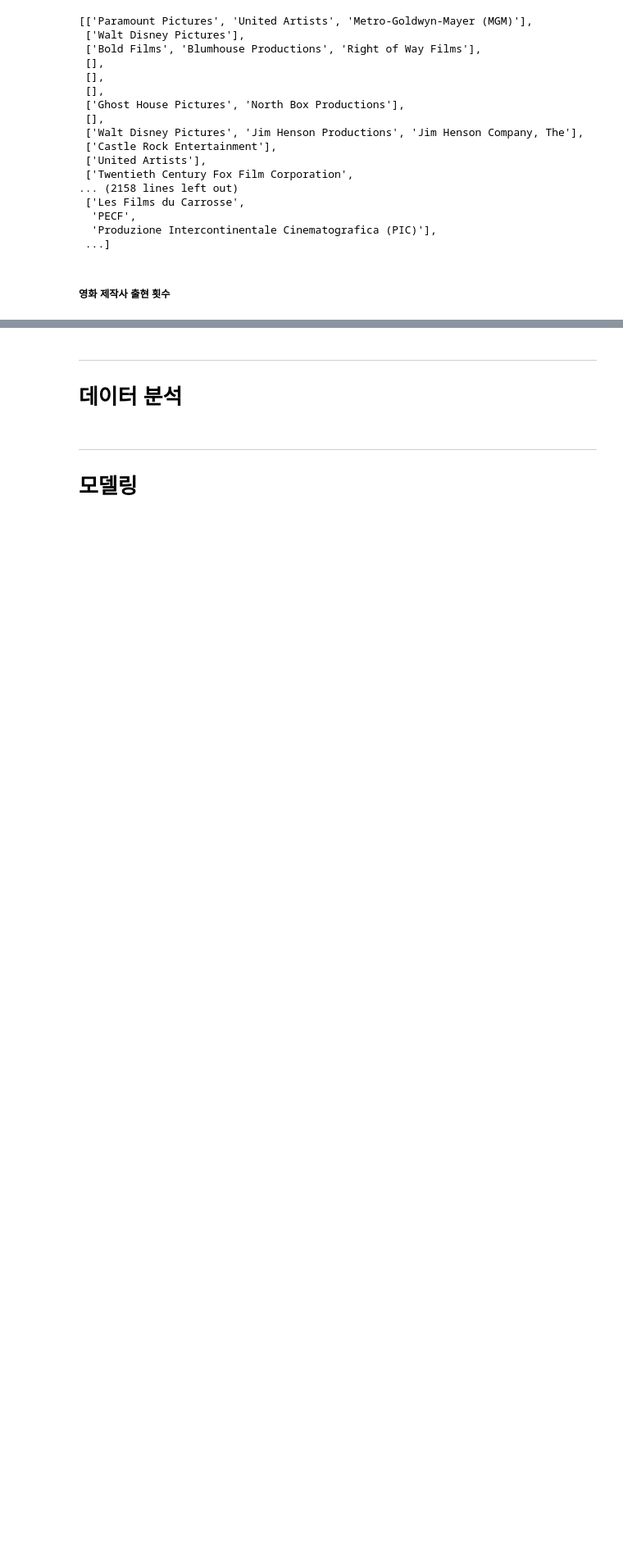
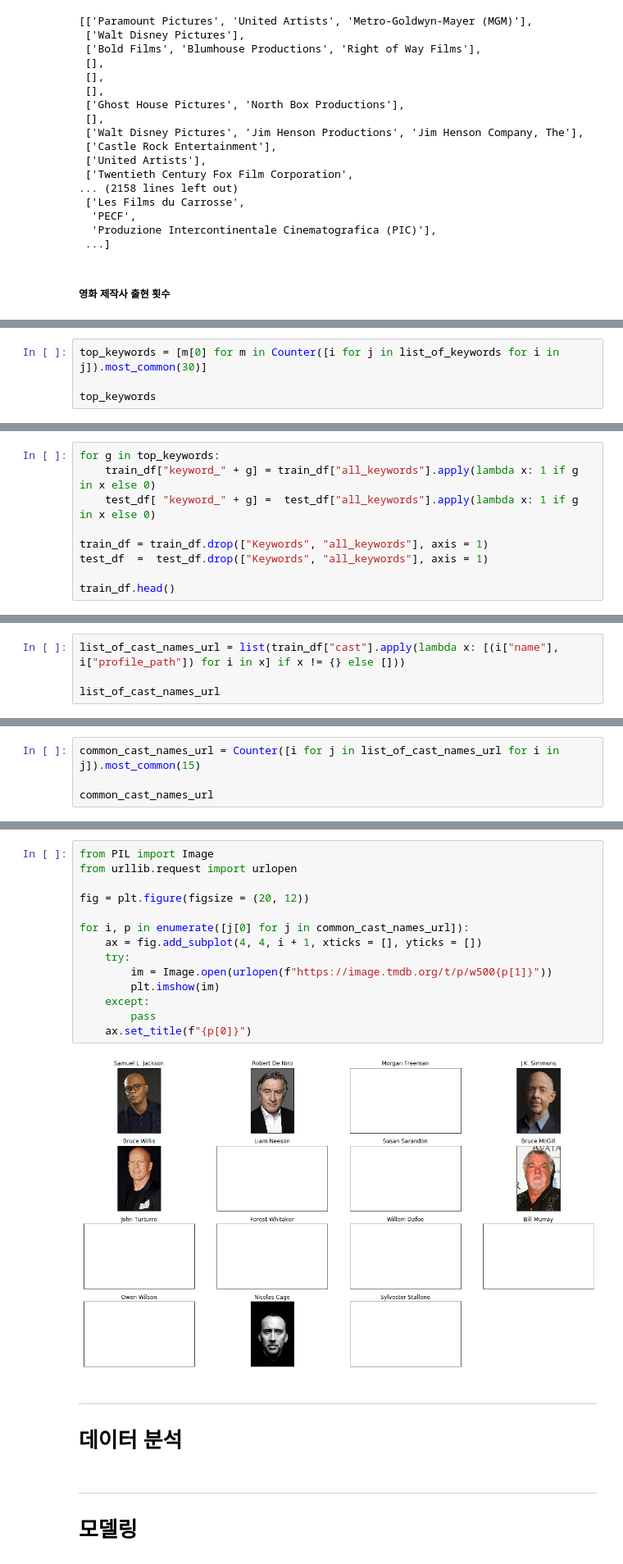
Before and after one commit to Kwan-Gu/data_science, a Jupyter notebook: TRANSCRIPT/20200729/백관구_tmdb.ipynb, the cells around one changed output, grey strips where cells are left out. Shown at 82% size. Cells and saved outputs as stored; diff of their text form; blank space fills up the shorter version.

Commit message:
Update transcription
20200729 TMDB

```diff
--- a/TRANSCRIPT/20200729/백관구_tmdb.ipynb
+++ b/TRANSCRIPT/20200729/백관구_tmdb.ipynb
@@ -436,0 +811,4 @@ Counter([i for j in list_of_companies for i in j]).most_common(30)
+# %%
+top_keywords = [m[0] for m in Counter([i for j in list_of_keywords for i in j]).most_common(30)]
+
+top_keywords
@@ -436,0 +835,9 @@ Counter([i for j in list_of_companies for i in j]).most_common(30)
+# %%
+for g in top_keywords:
+    train_df["keyword_" + g] = train_df["all_keywords"].apply(lambda x: 1 if g in x else 0)
+    test_df[ "keyword_" + g] =  test_df["all_keywords"].apply(lambda x: 1 if g in x else 0)
+
+train_df = train_df.drop(["Keywords", "all_keywords"], axis = 1)
+test_df  =  test_df.drop(["Keywords", "all_keywords"], axis = 1)
+
+train_df.head()
@@ -436,0 +927,4 @@ Counter([i for j in list_of_companies for i in j]).most_common(30)
+# %%
+list_of_cast_names_url = list(train_df["cast"].apply(lambda x: [(i["name"], i["profile_path"]) for i in x] if x != {} else []))
+
+list_of_cast_names_url
@@ -436,0 +951,4 @@ Counter([i for j in list_of_companies for i in j]).most_common(30)
+# %%
+common_cast_names_url = Counter([i for j in list_of_cast_names_url for i in j]).most_common(15)
+
+common_cast_names_url
@@ -437,3 +973,19 @@ Counter([i for j in list_of_companies for i in j]).most_common(30)
+# %%
+from PIL import Image
+from urllib.request import urlopen
+
+fig = plt.figure(figsize = (20, 12))
+
+for i, p in enumerate([j[0] for j in common_cast_names_url]):
+    ax = fig.add_subplot(4, 4, i + 1, xticks = [], yticks = [])
+    try:
+        im = Image.open(urlopen(f"https://image.tmdb.org/t/p/w500{p[1]}"))
+        plt.imshow(im)
+    except:
+        pass
+    ax.set_title(f"{p[0]}")
+# %% [output]
+[figure, added]
 # %% [markdown]
 ***
 # 데이터 분석
```
Also changed, not shown: parts of 62 cells of this notebook.
